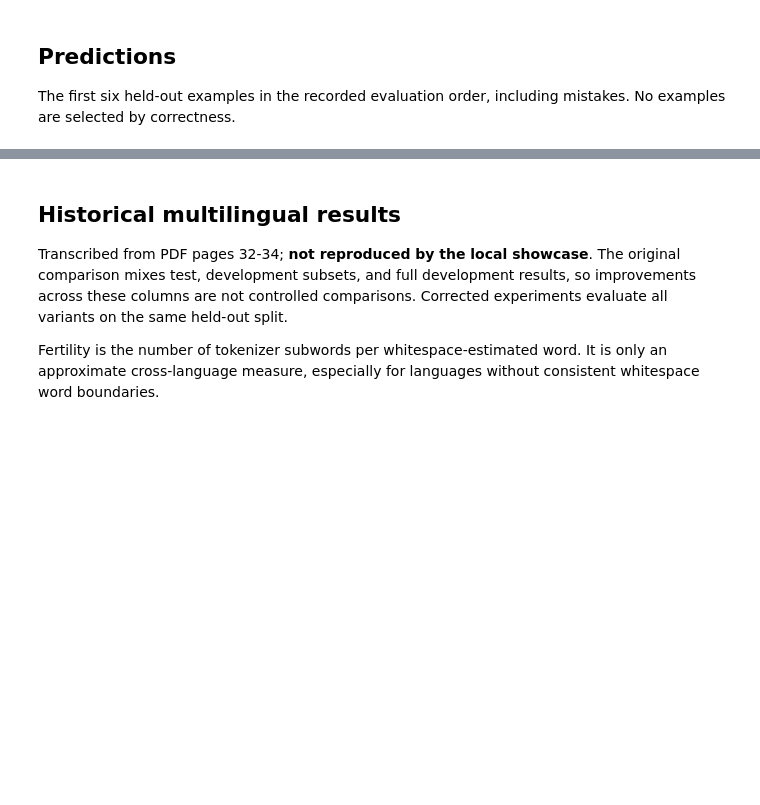
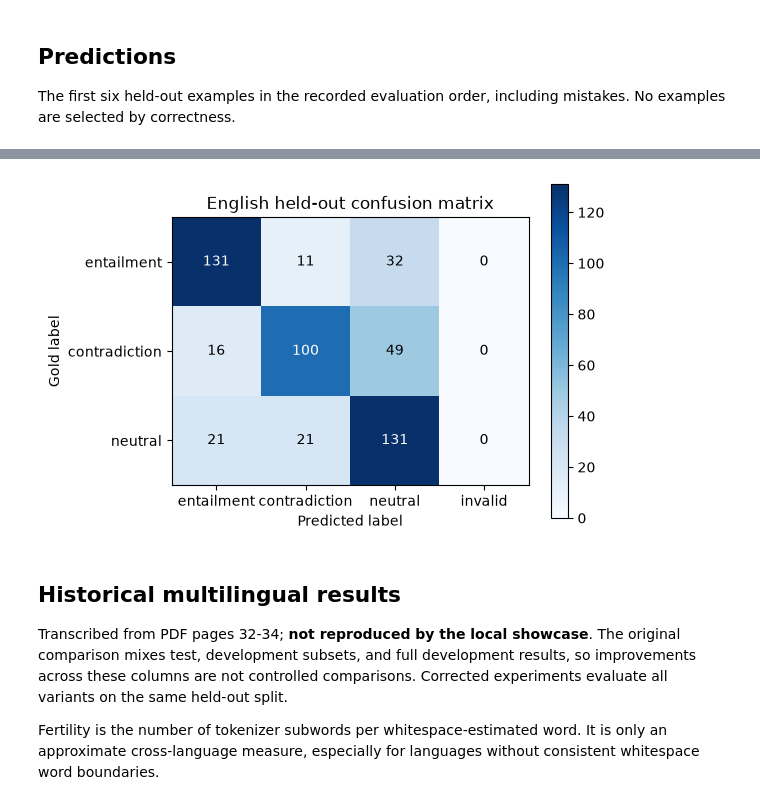
Before and after one commit to kaps-c/Multilingual-GPT2-NLI, a Jupyter notebook: default_final_project.ipynb, the cells around one changed output, grey strips where cells are left out. Drawn from its saved outputs; the diff is of its cells as text; code cells hidden in the pictures; blank space fills up the shorter version.

Commit message:
feat(reporting): populate notebook analysis and visualization outputs

```diff
--- a/default_final_project.ipynb
+++ b/default_final_project.ipynb
@@ -98,3 +111,9 @@ display(prediction_examples(selected))
+# %%
+figure = plot_confusion(selected)
+display(figure)
+plt.close(figure)
+# %% [output]
+[figure, added]
 # %% [markdown]
 ## Historical multilingual results
 
```
Also changed, not shown: parts of 19 cells of this notebook, 18 other files.
